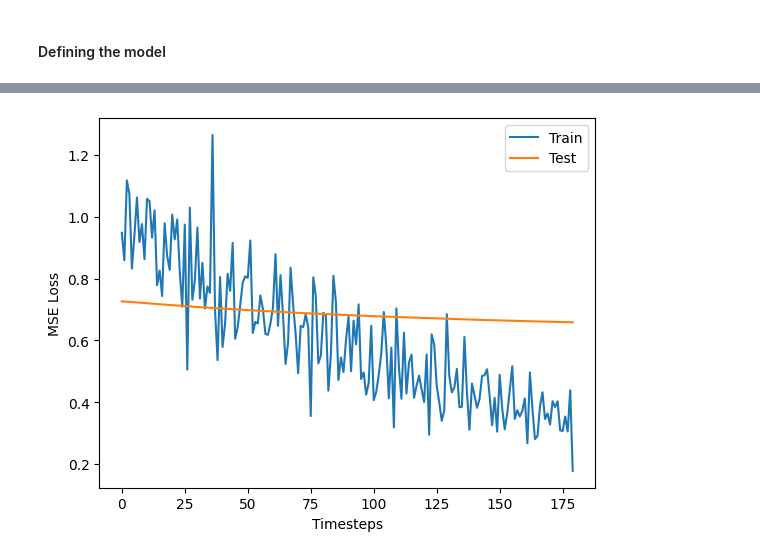
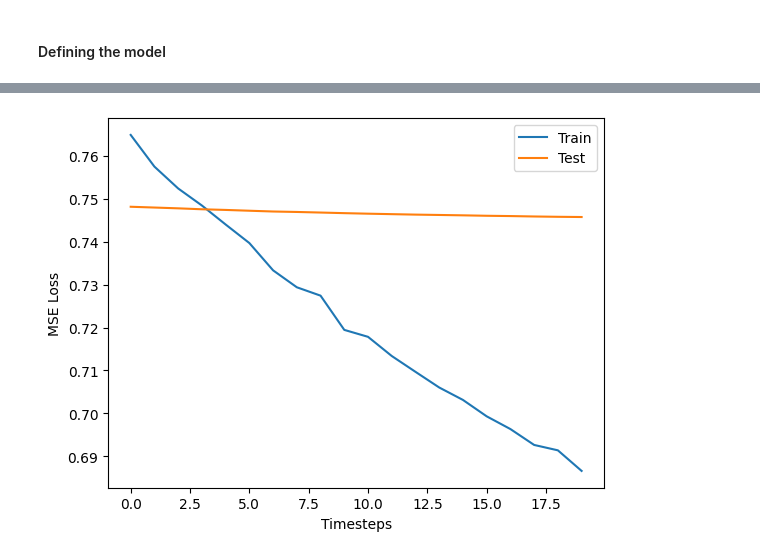
Before and after one commit to RecSysChallengeTeam/rec-baseline, a Jupyter notebook: notebooks/01_dressipi_mf.ipynb, the cells around one changed output, grey strips where cells are left out. Cells and saved outputs as stored; diff of their text form; code cells hidden in the pictures.

```diff
--- a/notebooks/01_dressipi_mf.ipynb
+++ b/notebooks/01_dressipi_mf.ipynb
@@ -274,0 +203,18 @@ Epoch: 19, Loss: 0.1775, Eval Loss: 0.6583
+# %%
+from rec_baseline.trainer import MFTrainer
+
+
+trainer = MFTrainer(
+    model=naive_model,
+    optimizer=opt,
+    # loss_fn=naive_model.loss_fn,
+    loss_fn=torch.nn.functional.binary_cross_entropy_with_logits,
+    device=device
+)
+
+hist = trainer.fit(
+    train_loader=train_loader,
+    val_loader=test_loader,
+    epochs=N_EPOCH,
+    verbose=1
+)
@@ -275,8 +242,8 @@ Epoch: 19, Loss: 0.1775, Eval Loss: 0.6583
 # %%
-_ = plt.plot(loss_hist, label="Train")
-_ = plt.plot(eval_loss_hist, label="Test")
+_ = plt.plot(hist["training_loss"], label="Train")
+_ = plt.plot(hist["validation_loss"], label="Test")
 _ = plt.xlabel("Timesteps")
 _ = plt.ylabel("MSE Loss")
 _ = plt.legend()
 # %% [output]
-[figure, old version]
+[figure, new version]
```
Also changed, not shown: parts of 2 cells of this notebook, 2 other files.
